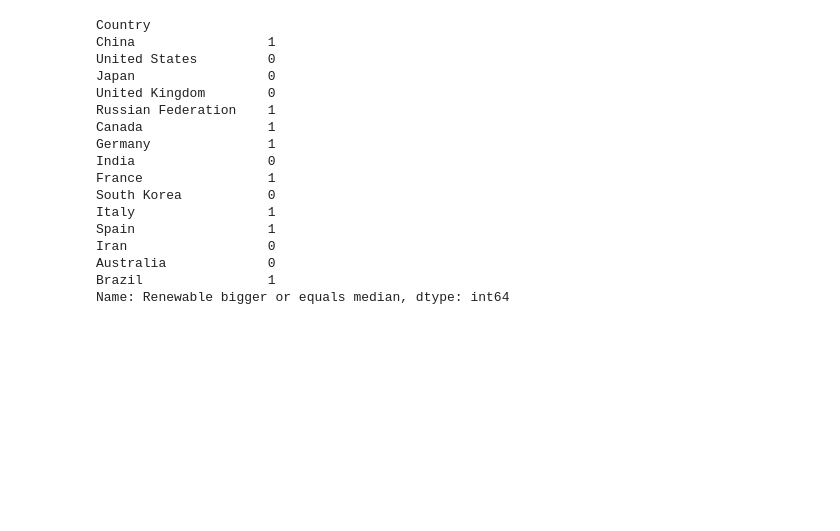
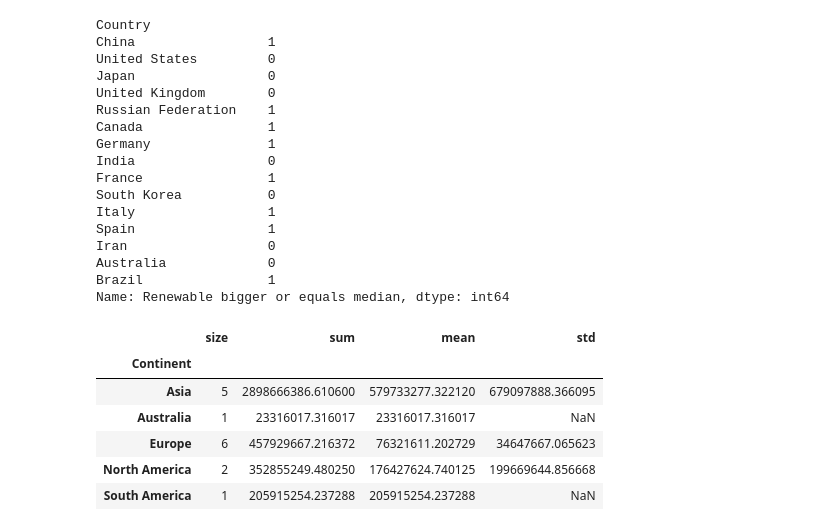
Before and after one commit to ImWfak/Python_Laboratory_3, a Jupyter notebook: main.ipynb, the cells around one changed output. Cells and saved outputs as stored; diff of their text form; code cells hidden in the pictures; blank space fills up the shorter version.

Commit message:
Added 12, 14 and 15 tasks

```diff
--- a/main.ipynb
+++ b/main.ipynb
@@ -238,20 +239,39 @@ Australia             0
 Brazil                1
 Name: Renewable bigger or equals median, dtype: int64
 # %%
-ContinentDict = {
-    'China':'Asia',
-    'United States':'North America',
-    'Japan':'Asia',
-    'United Kingdom':'Europe',
-    'Russian Federation':'Europe',
-    'Canada':'North America',
-    'Germany':'Europe',
-    'India':'Asia',
-    'France':'Europe',
-    'South Korea':'Asia',
-    'Italy':'Europe',
-    'Spain':'Europe',
-    'Iran':'Asia',
-    'Australia':'Australia',
-    'Brazil':'South America'
-}
+def task_fourteen(df):
+    ContinentDict = {
+        'China':'Asia',
+        'United States':'North America',
+        'Japan':'Asia',
+        'United Kingdom':'Europe',
+        'Russian Federation':'Europe',
+        'Canada':'North America',
+        'Germany':'Europe',
+        'India':'Asia',
+        'France':'Europe',
+        'South Korea':'Asia',
+        'Italy':'Europe',
+        'Spain':'Europe',
+        'Iran':'Asia',
+        'Australia':'Australia',
+        'Brazil':'South America'
+    }
+    df = df.groupby(ContinentDict)
+
+    size = df.size()
+    population = df['Population'].agg(['sum', 'mean', 'std'])
+    df = pandas.concat([size, population], axis=1)
+
+    df.columns = ['size', 'sum', 'mean', 'std']
+    df.index.name = 'Continent'
+    return df
+task_fourteen(merged_df)
+# %% [output]
+|  | size | sum | mean | std |
+| Continent |  |  |  |  |
+| Asia | 5 | 2898666386.610600 | 579733277.322120 | 679097888.366095 |
+| Australia | 1 | 23316017.316017 | 23316017.316017 | NaN |
+| Europe | 6 | 457929667.216372 | 76321611.202729 | 34647667.065623 |
+| North America | 2 | 352855249.480250 | 176427624.740125 | 199669644.856668 |
+| South America | 1 | 205915254.237288 | 205915254.237288 | NaN |
```
Also changed, not shown: parts of 4 cells of this notebook.
